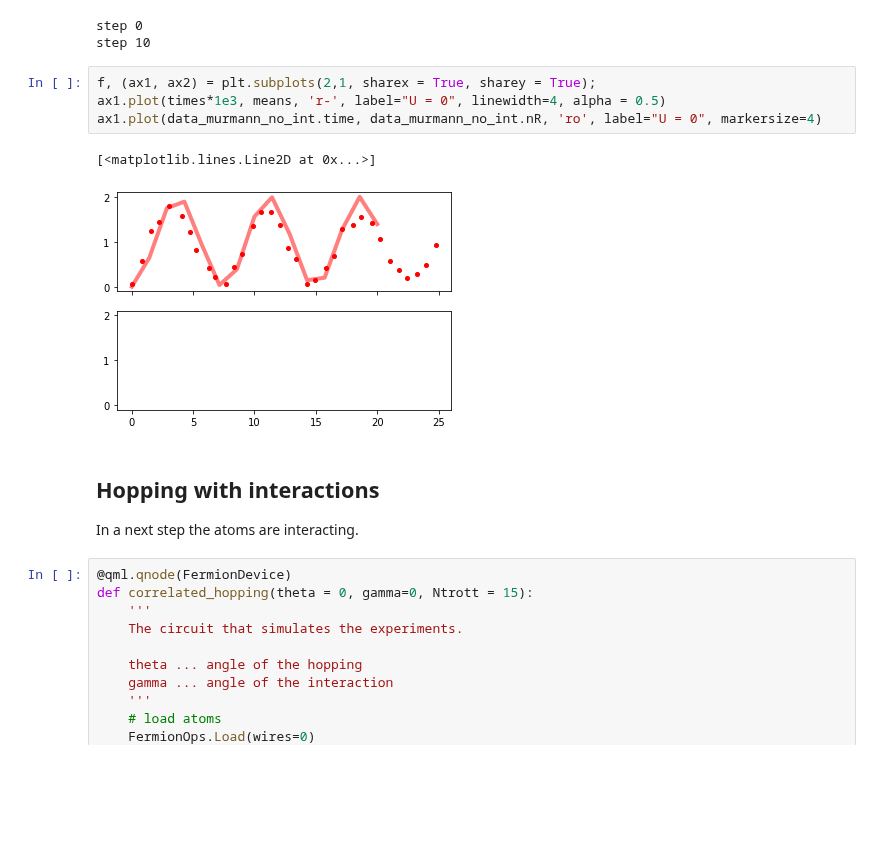
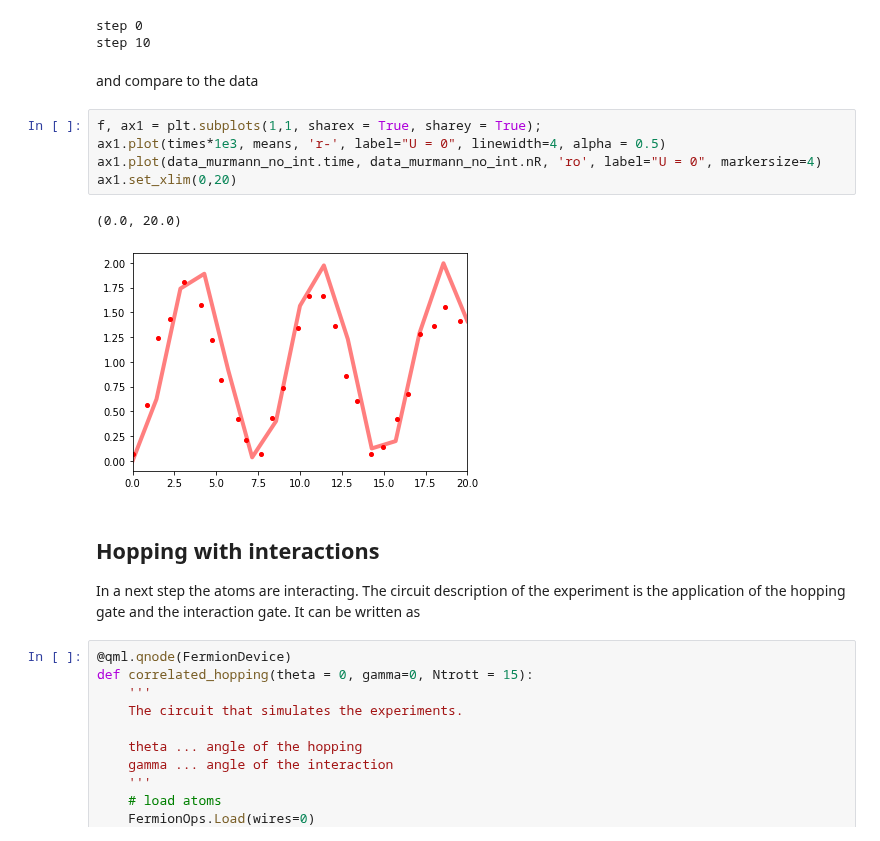
Before and after one commit to synqs/pennylane-ls, a Jupyter notebook: examples/Fermions_in_double_well.ipynb, the cells around one changed output. Drawn from its saved outputs; the diff is of its cells as text; blank space fills up the shorter version.

```diff
--- a/examples/Fermions_in_double_well.ipynb
+++ b/examples/Fermions_in_double_well.ipynb
@@ -148,17 +149,20 @@ for i in range(Ntimes):
 # %% [output]
 step 0
 step 10
+# %% [markdown]
+and compare to the data
 # %%
-f, (ax1, ax2) = plt.subplots(2,1, sharex = True, sharey = True);
+f, ax1 = plt.subplots(1,1, sharex = True, sharey = True);
 ax1.plot(times*1e3, means, 'r-', label="U = 0", linewidth=4, alpha = 0.5)
 ax1.plot(data_murmann_no_int.time, data_murmann_no_int.nR, 'ro', label="U = 0", markersize=4)
+ax1.set_xlim(0,20)
 # %% [output]
-[<matplotlib.lines.Line2D at 0x...>]
+(0.0, 20.0)
-[figure, old version]
+[figure, new version]
 # %% [markdown]
 ## Hopping with interactions
 
-In a next step the atoms are interacting.
+In a next step the atoms are interacting. The circuit description of the experiment is the application of the hopping gate and the interaction gate. It can be written as
 # %%
 @qml.qnode(FermionDevice)
 def correlated_hopping(theta = 0, gamma=0, Ntrott = 15):
```
Also changed, not shown: parts of 11 cells of this notebook.
